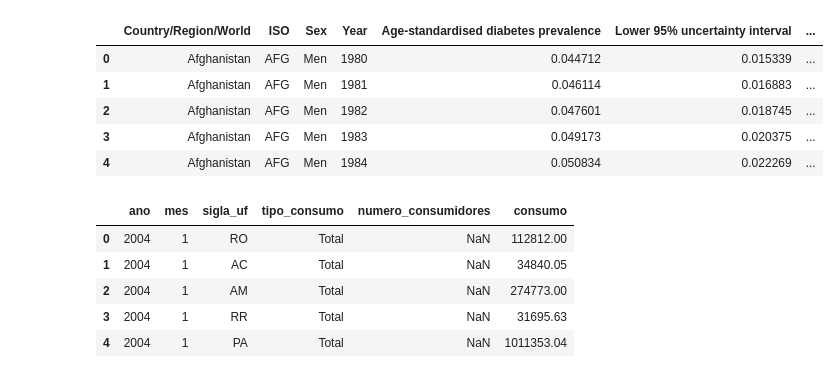
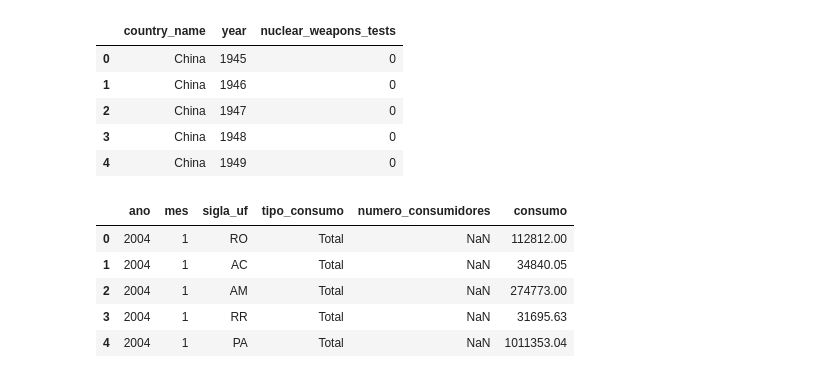
Before and after one commit to DennisRPaiva/ProjetoDatasets, a Jupyter notebook: notebook.ipynb, the cells around one changed output. Saved outputs shown, nothing was run; the diff lists cells and outputs as text; code cells hidden in the pictures.

```diff
--- a/notebook.ipynb
+++ b/notebook.ipynb
@@ -15,12 +17,14 @@ teste1 = pd.read_csv("Diabetes Dataset By Age Standardized Countries.csv")
+# %%
+teste5 = pd.read_csv("nuclear_weapons_tests_states.csv")
 # %%
-teste1.head()
+teste5.head()
 # %% [output]
-|  | Country/Region/World | ISO | Sex | Year | Age-standardised diabetes prevalence | Lower 95% uncertainty interval | ... |
-| 0 | Afghanistan | AFG | Men | 1980 | 0.044712 | 0.015339 | ... |
-| 1 | Afghanistan | AFG | Men | 1981 | 0.046114 | 0.016883 | ... |
-| 2 | Afghanistan | AFG | Men | 1982 | 0.047601 | 0.018745 | ... |
-| 3 | Afghanistan | AFG | Men | 1983 | 0.049173 | 0.020375 | ... |
-| 4 | Afghanistan | AFG | Men | 1984 | 0.050834 | 0.022269 | ... |
+|  | country_name | year | nuclear_weapons_tests |
+| 0 | China | 1945 | 0 |
+| 1 | China | 1946 | 0 |
+| 2 | China | 1947 | 0 |
+| 3 | China | 1948 | 0 |
+| 4 | China | 1949 | 0 |
 # %%
 energia.head()
 # %% [output]
```
Also changed, not shown: parts of 6 cells of this notebook, 9 other files.
